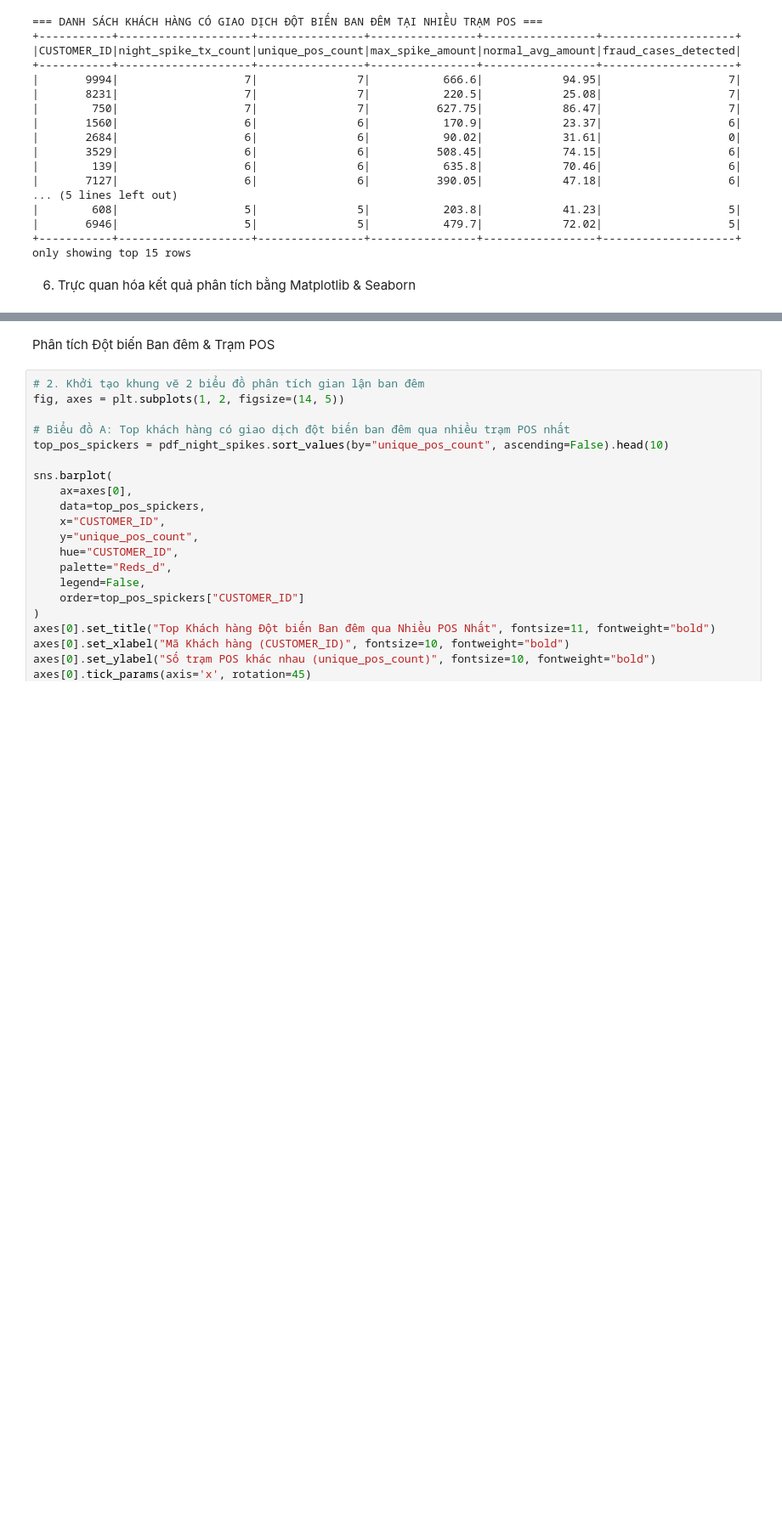
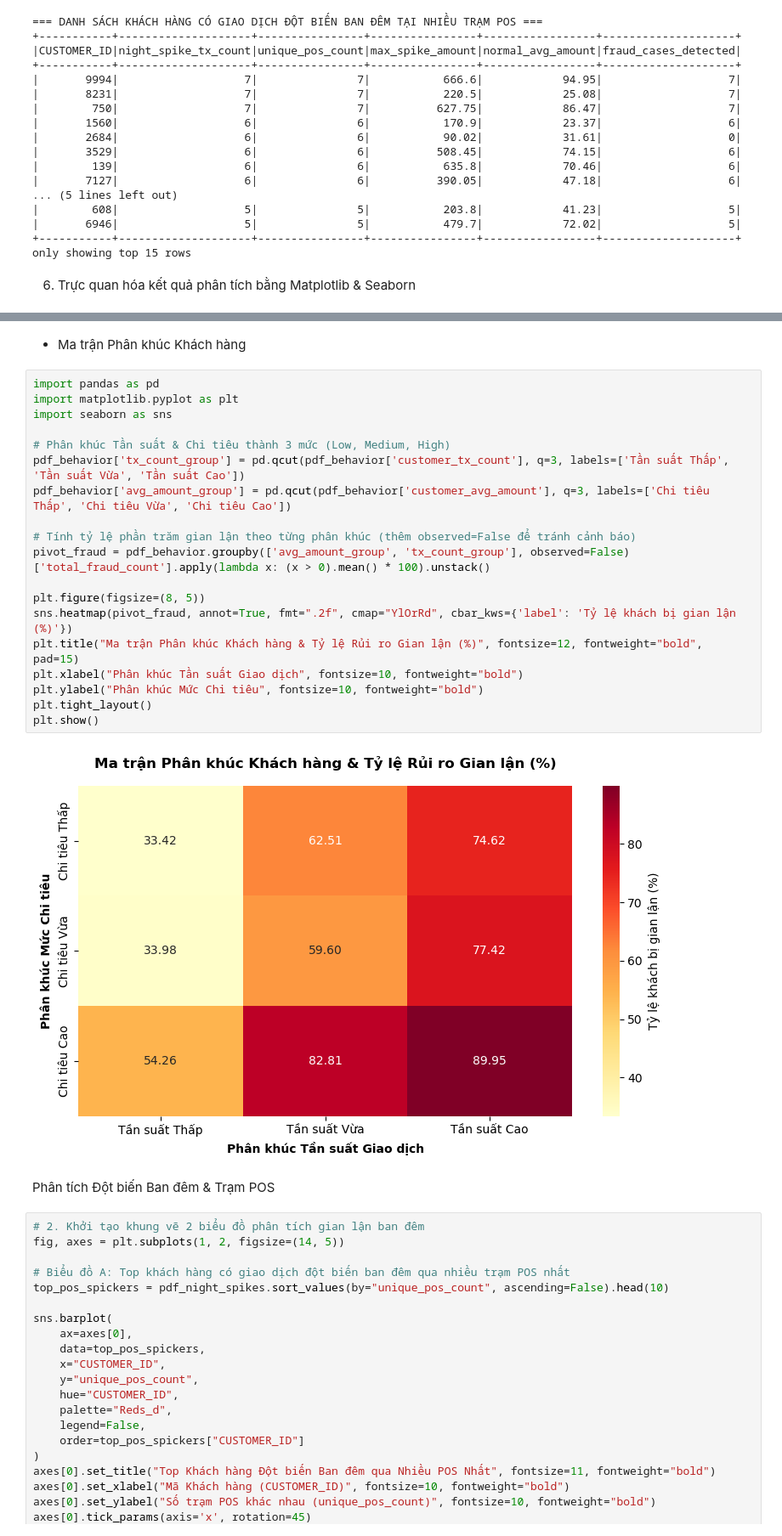
Before and after one commit to thanhnhat31/big-data.group-3.msa29hcm, a Jupyter notebook: notebooks/01_Behavioral_Analysis.ipynb, the cells around one changed output, grey strips where cells are left out. Shown at 85% size. Drawn from its saved outputs; the diff is of its cells as text; blank space fills up the shorter version.

```diff
--- a/notebooks/01_Behavioral_Analysis.ipynb
+++ b/notebooks/01_Behavioral_Analysis.ipynb
@@ -322,3 +234,26 @@ plt.show()
+# %% [markdown]
+- Ma trận Phân khúc Khách hàng
+# %%
+import pandas as pd
+import matplotlib.pyplot as plt
+import seaborn as sns
+
+# Phân khúc Tần suất & Chi tiêu thành 3 mức (Low, Medium, High)
+pdf_behavior['tx_count_group'] = pd.qcut(pdf_behavior['customer_tx_count'], q=3, labels=['Tần suất Thấp', 'Tần suất Vừa', 'Tần suất Cao'])
+pdf_behavior['avg_amount_group'] = pd.qcut(pdf_behavior['customer_avg_amount'], q=3, labels=['Chi tiêu Thấp', 'Chi tiêu Vừa', 'Chi tiêu Cao'])
+
+# Tính tỷ lệ phần trăm gian lận theo từng phân khúc (thêm observed=False để tránh cảnh báo)
+pivot_fraud = pdf_behavior.groupby(['avg_amount_group', 'tx_count_group'], observed=False)['total_fraud_count'].apply(lambda x: (x > 0).mean() * 100).unstack()
+
+plt.figure(figsize=(8, 5))
+sns.heatmap(pivot_fraud, annot=True, fmt=".2f", cmap="YlOrRd", cbar_kws={'label': 'Tỷ lệ khách bị gian lận (%)'})
+plt.title("Ma trận Phân khúc Khách hàng & Tỷ lệ Rủi ro Gian lận (%)", fontsize=12, fontweight="bold", pad=15)
+plt.xlabel("Phân khúc Tần suất Giao dịch", fontsize=10, fontweight="bold")
+plt.ylabel("Phân khúc Mức Chi tiêu", fontsize=10, fontweight="bold")
+plt.tight_layout()
+plt.show()
+# %% [output]
+[figure, added]
 # %% [markdown]
 Phân tích Đột biến Ban đêm & Trạm POS
 # %%
```
Also changed, not shown: parts of 6 cells of this notebook, 21 other files.
